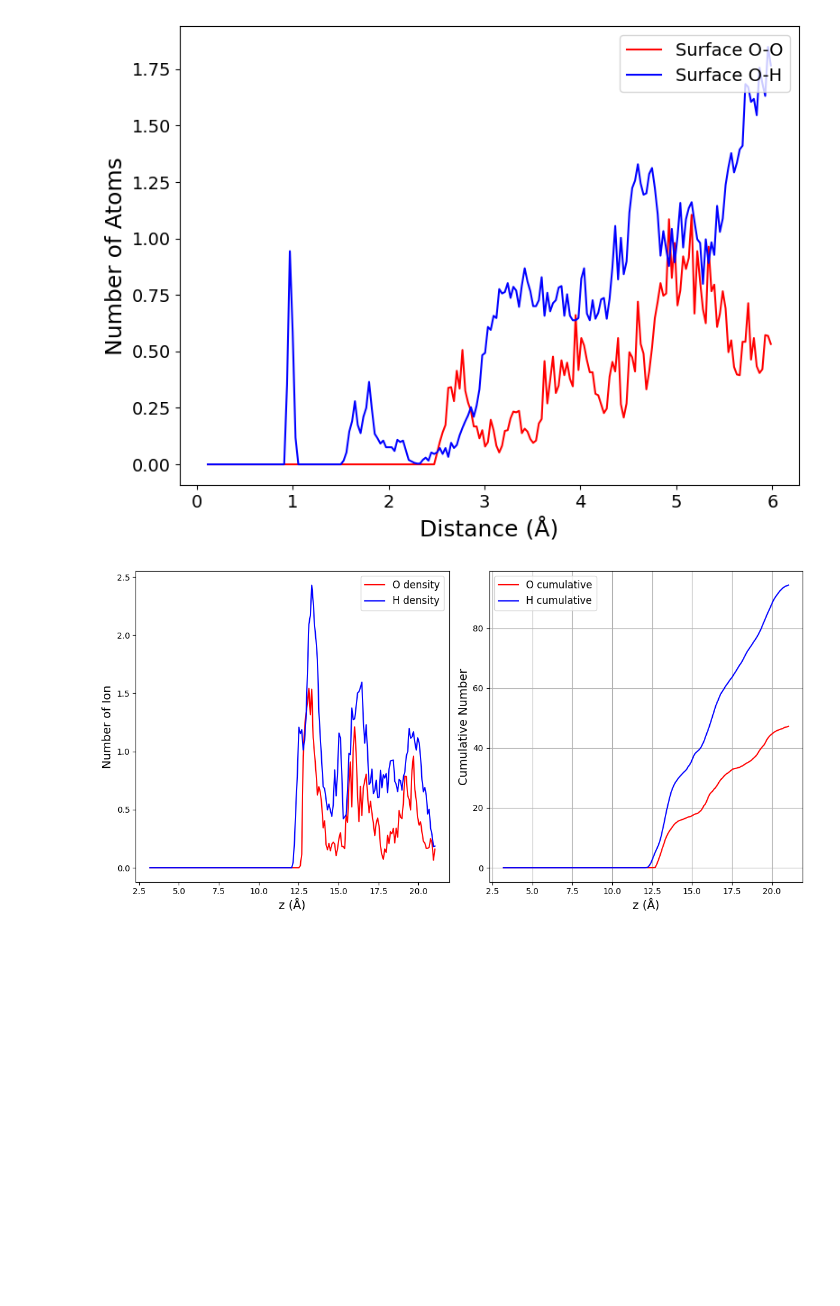
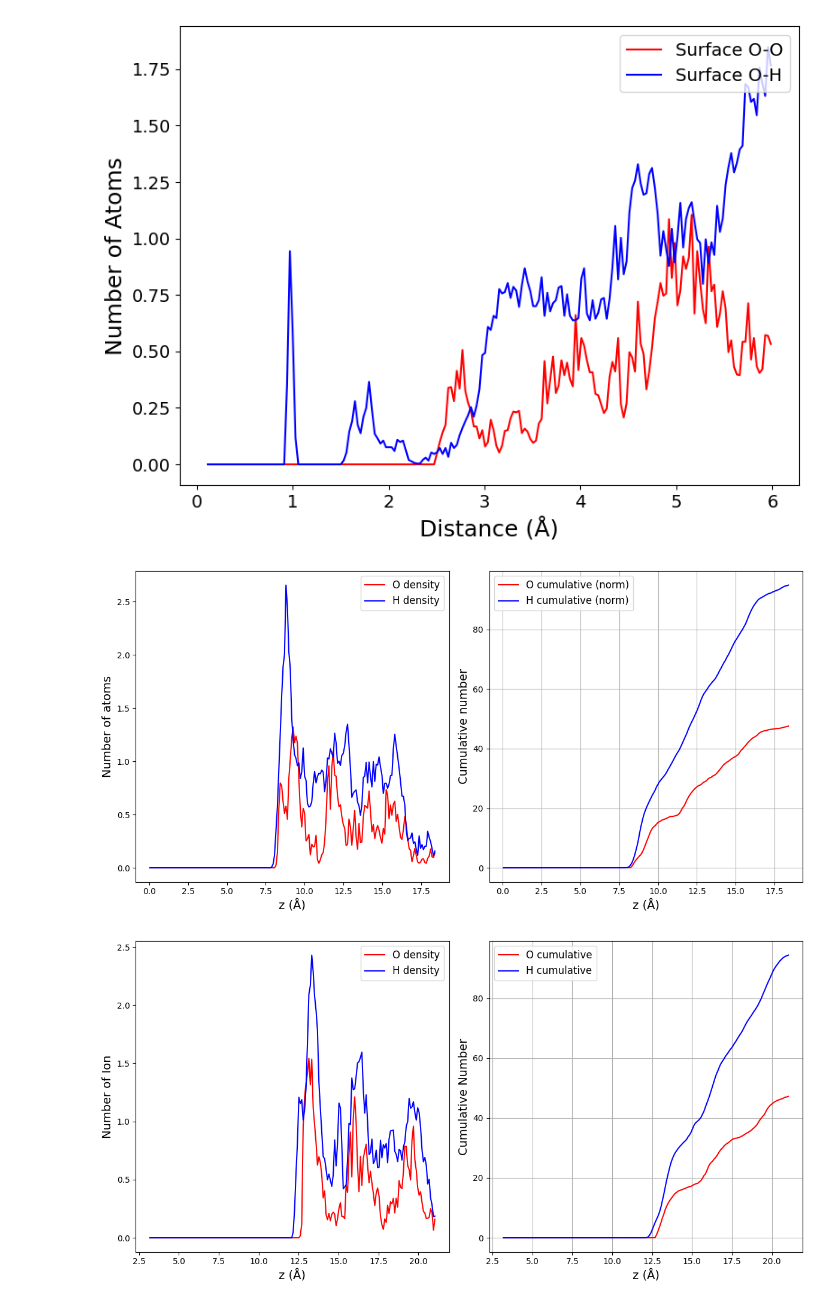
Before and after one commit to JihoonSon94/MD_Analysis, a Jupyter notebook: MD.ipynb, the cells around one changed output. Drawn from its saved outputs; the diff is of its cells as text; code cells hidden in the pictures; blank space fills up the shorter version.

```diff
--- a/MD.ipynb
+++ b/MD.ipynb
@@ -629,6 +636,76 @@ plt.show()
 # %% [output]
 0.5328947368421053
 [figure]
+# %%
+import MDAnalysis as mda
+import numpy as np
+import matplotlib.pyplot as plt
+import os
+
+project_name = "Cu"
+
+home_dir = os.path.join(os.path.expanduser("~"), "Desktop")
+trajecotry_file_path = os.path.join(home_dir, f"{project_name}-pos-1.xyz")
+
+u1 = mda.Universe(trajecotry_file_path)
+O_atoms = u1.select_atoms('name O')
+H_atoms = u1.select_atoms('name H')
+
+# Trajectory frame range
+start =1000
+stop = 2000
+step = 1
+
+# 분석 구간, bin 개수 등 설정
+z_min = np.min(u1.atoms.positions[:,2])
+z_max = np.max(u1.atoms.positions[:,2])
+nbins = 200
+z_bins = np.linspace(z_min, z_max, nbins+1)
+o_hist = np.zeros(nbins)
+h_hist = np.zeros(nbins)
+total_frames = 0
+
+for ts in u1.trajectory[start:stop:step]:
+    o_z = O_atoms.positions[:,2]
+    h_z = H_atoms.positions[:,2]
+    o_hist += np.histogram(o_z, bins=z_bins)[0]
+    h_hist += np.histogram(h_z, bins=z_bins)[0]
+    total_frames += 1
+
+# 평균화 (프레임 수로 나눔)
+o_hist = o_hist / total_frames
+h_hist = h_hist / total_frames
+
+# CDF 계산 (누적합)
+o_cdf = np.cumsum(o_hist)
+h_cdf = np.cumsum(h_hist)
+# 정규화 (0~1 구간) - 전체 누적 분율로 보고 싶으면 아래 주석 해제
+o_cdf_norm = o_cdf / o_cdf[-1]
+h_cdf_norm = h_cdf / h_cdf[-1]
+
+# 각 bin의 중심 좌표
+z_centers = 0.5 * (z_bins[:-1] + z_bins[1:])
+
+plt.figure(figsize=(12,6))
+plt.subplot(1,2,1)
+plt.plot(z_centers, o_hist, label='O density', color='red')
+plt.plot(z_centers, h_hist, label='H density', color='blue')
+plt.xlabel('z (Å)', fontsize=14)
+plt.ylabel('Number of atoms', fontsize=14)
+plt.legend(fontsize=12)
+
+plt.subplot(1,2,2)
+plt.plot(z_centers, o_cdf, label='O cumulative (norm)', color='red')
+plt.plot(z_centers, h_cdf, label='H cumulative (norm)', color='blue')
+plt.xlabel('z (Å)', fontsize=14)
+plt.ylabel('Cumulative number', fontsize=14)
+plt.legend(fontsize=12)
+plt.grid(True)
+
+plt.tight_layout()
+plt.show()
+# %% [output]
+[figure, added]
 # %%
 import MDAnalysis as mda
 import numpy as np
```
Also changed, not shown: parts of 11 cells of this notebook.
